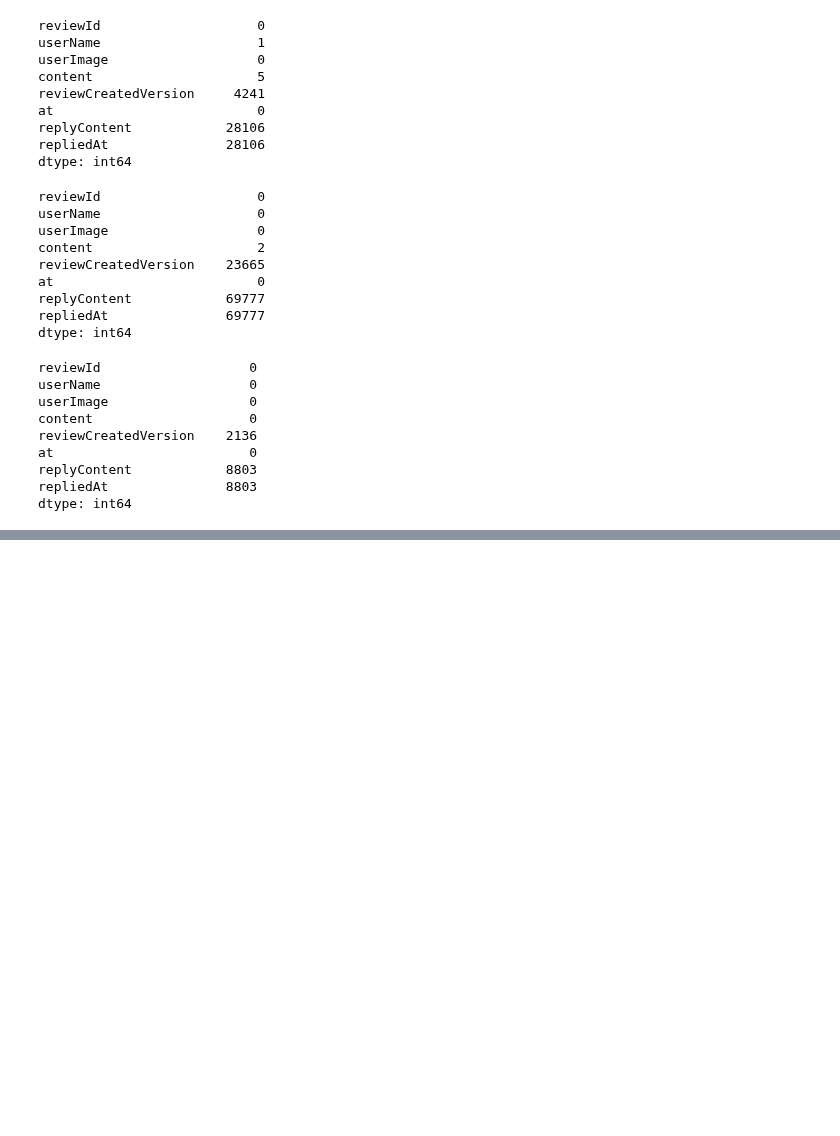
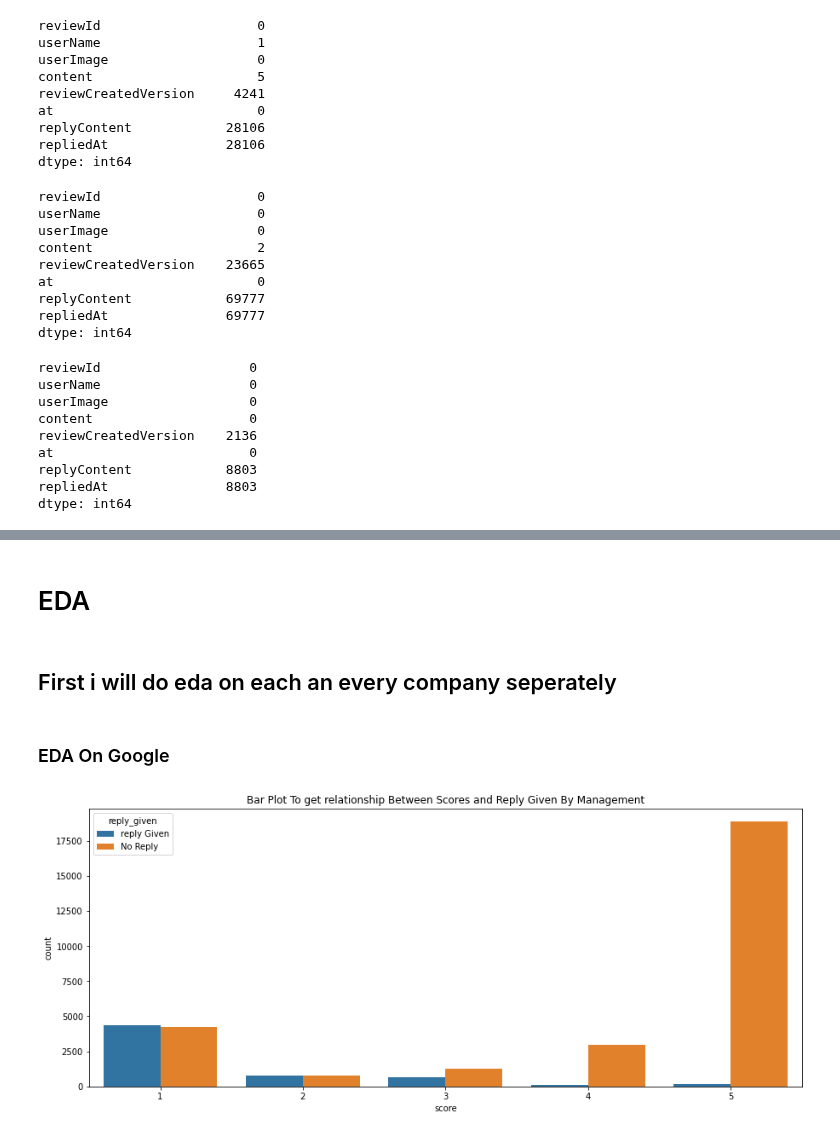
Before and after one commit to everydaycodings/Data-Science-End-To-End-Notebook-Project, a Jupyter notebook: UPI_Payment_Apps_review.ipynb, the cells around one changed output, grey strips where cells are left out. Drawn from its saved outputs; the diff is of its cells as text; code cells hidden in the pictures; blank space fills up the shorter version.

```diff
--- a/UPI_Payment_Apps_review.ipynb
+++ b/UPI_Payment_Apps_review.ipynb
@@ -203,2 +200,17 @@ data.head()
 # %%
 backup_data = data.copy()
+# %% [markdown]
+# EDA
+# %% [markdown]
+## First i will do eda on each an every company seperately
+# %% [markdown]
+### EDA On Google
+# %%
+google_data["reply_given"] = google_data["replyContent"].apply(lambda x: "reply Given" if x != 'No_reply/No_data' else "No Reply")
+
+plt.figure(figsize=(15,6))
+sns.countplot(x="score", hue="reply_given", data=google_data)
+plt.title('Bar Plot To get relationship Between Scores and Reply Given By Management')
+plt.show()
+# %% [output]
+[figure, added]
```
Also changed, not shown: parts of 15 cells of this notebook.
